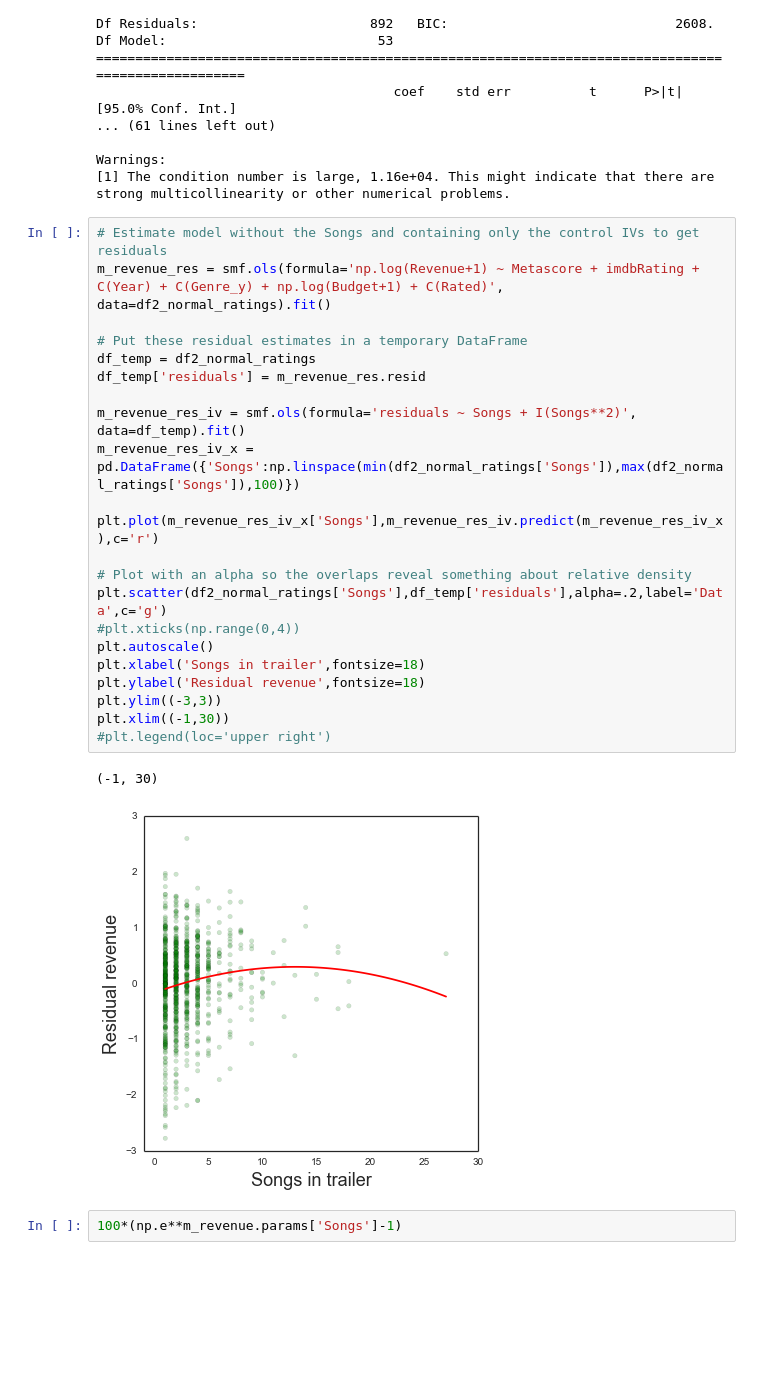
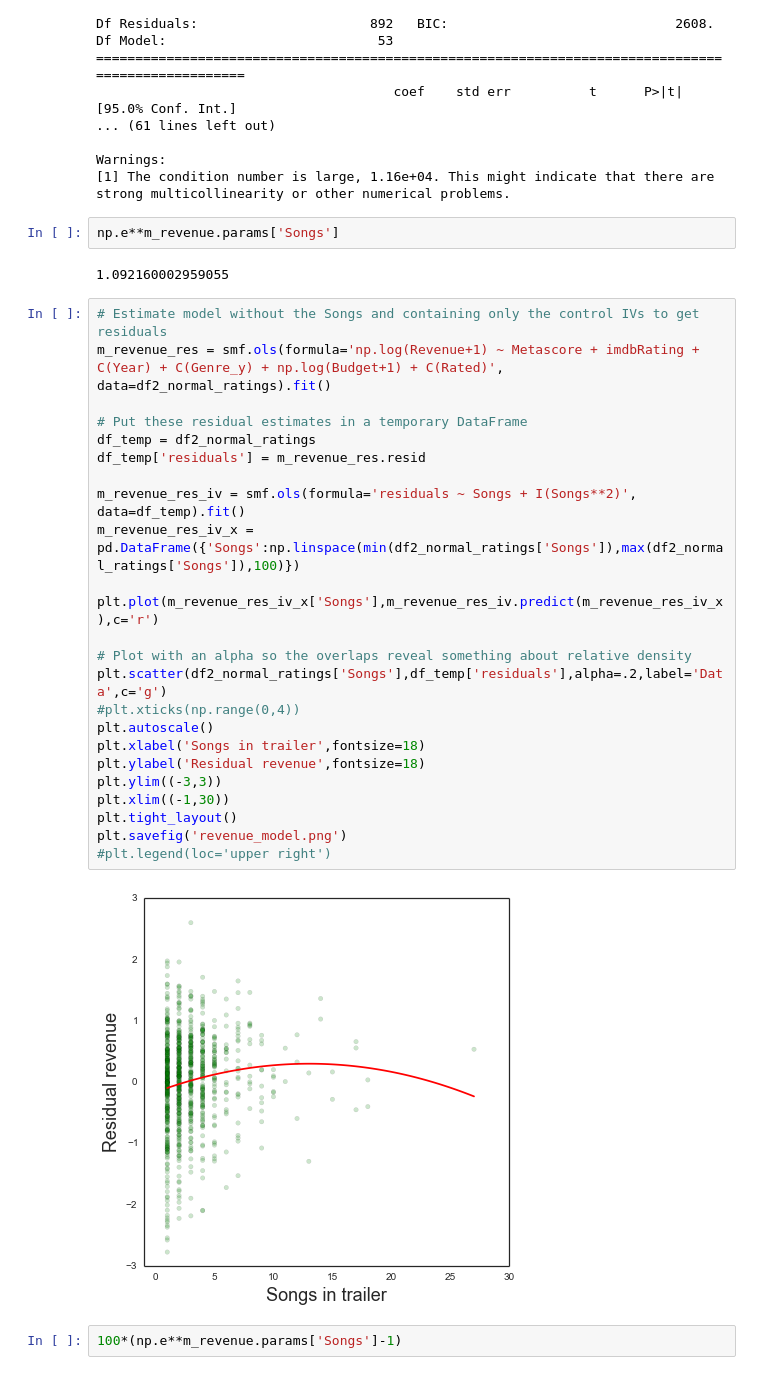
Before and after one commit to brianckeegan/Trailers, a Jupyter notebook: Trailers.ipynb, the cells around one changed output. Saved outputs shown, nothing was run; the diff lists cells and outputs as text; blank space fills up the shorter version.

```diff
--- a/Trailers.ipynb
+++ b/Trailers.ipynb
@@ -431,31 +435,36 @@ Df Model:                           53
 Warnings:
 [1] The condition number is large, 1.16e+04. This might indicate that there are
 strong multicollinearity or other numerical problems.
+# %%
+np.e**m_revenue.params['Songs']
+# %% [output]
+1.092160002959055
 # %%
 # Estimate model without the Songs and containing only the control IVs to get residuals
 m_revenue_res = smf.ols(formula='np.log(Revenue+1) ~ Metascore + imdbRating + C(Year) + C(Genre_y) + np.log(Budget+1) + C(Rated)', data=df2_normal_ratings).fit()
 
 # Put these residual estimates in a temporary DataFrame
 df_temp = df2_normal_ratings
 df_temp['residuals'] = m_revenue_res.resid
 
 m_revenue_res_iv = smf.ols(formula='residuals ~ Songs + I(Songs**2)', data=df_temp).fit()
 m_revenue_res_iv_x = pd.DataFrame({'Songs':np.linspace(min(df2_normal_ratings['Songs']),max(df2_normal_ratings['Songs']),100)})
 
 plt.plot(m_revenue_res_iv_x['Songs'],m_revenue_res_iv.predict(m_revenue_res_iv_x),c='r')
 
 # Plot with an alpha so the overlaps reveal something about relative density
 plt.scatter(df2_normal_ratings['Songs'],df_temp['residuals'],alpha=.2,label='Data',c='g')
 #plt.xticks(np.range(0,4))
 plt.autoscale()
 plt.xlabel('Songs in trailer',fontsize=18)
 plt.ylabel('Residual revenue',fontsize=18)
 plt.ylim((-3,3))
 plt.xlim((-1,30))
+plt.tight_layout()
+plt.savefig('revenue_model.png')
 #plt.legend(loc='upper right')
 # %% [output]
-(-1, 30)
-[figure, old version]
+[figure, new version]
 # %%
 100*(np.e**m_revenue.params['Songs']-1)
 # %% [output]
```
Also changed, not shown: parts of 5 cells of this notebook, 1 other file.
